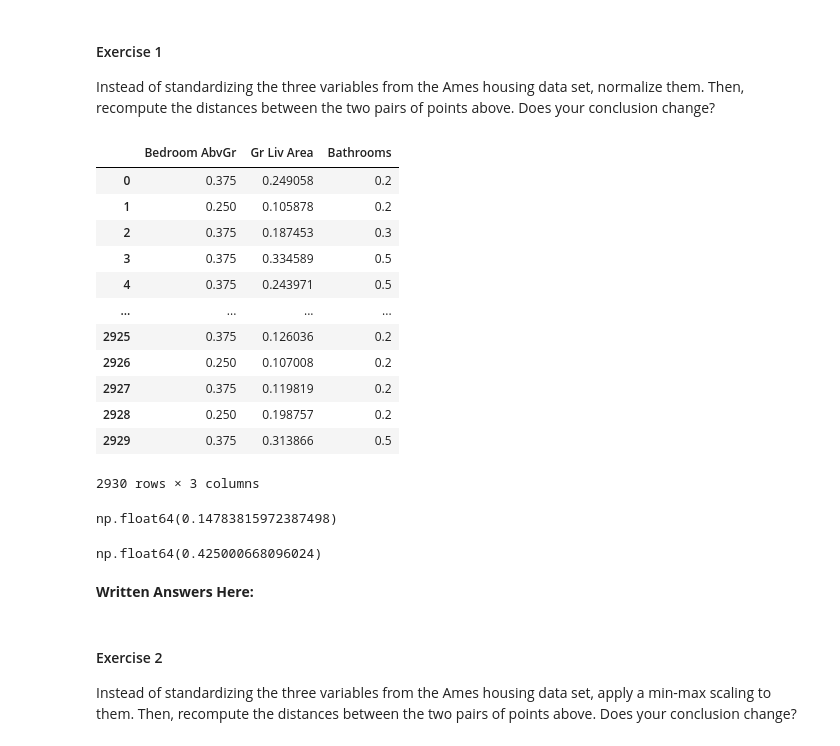
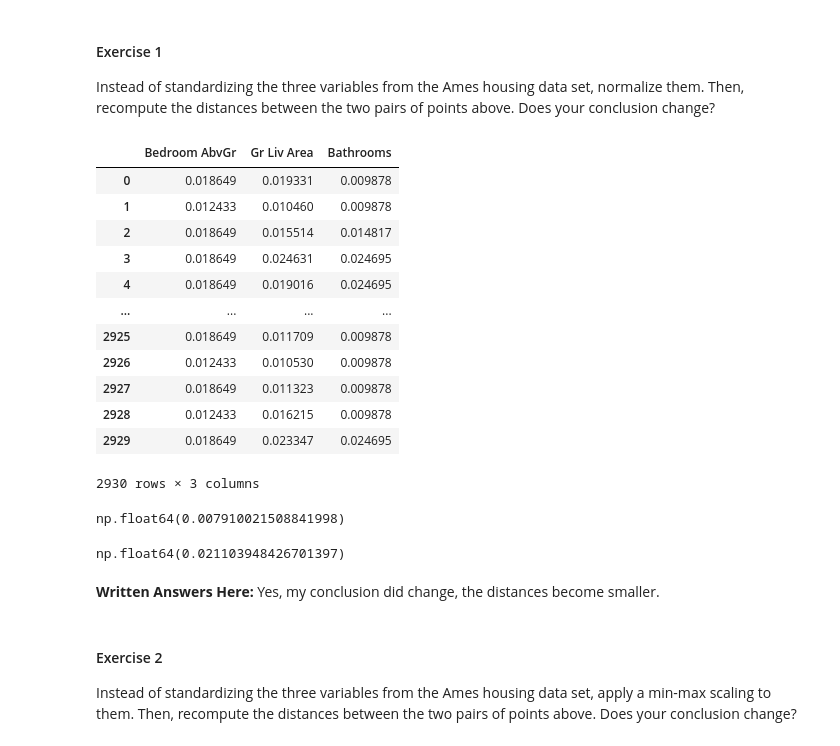
Before and after one commit to Rjjacobs/cmps3160, a Jupyter notebook: _labs/Lab07/Lab07.ipynb, the cells around one changed output. Drawn from its saved outputs; the diff is of its cells as text; code cells hidden in the pictures.

```diff
--- a/_labs/Lab07/Lab07.ipynb
+++ b/_labs/Lab07/Lab07.ipynb
@@ -215,24 +221,24 @@ Now that you've seen how to implement one scaling method (standardization), you
 #### Exercise 1
 
 Instead of standardizing the three variables from the Ames housing data set, normalize them. Then, recompute the distances between the two pairs of points above. Does your conclusion change?
-# %%
-housing_df_norm = (housing_df_quant - housing_df_quant.min()) / (housing_df_quant.max() - housing_df_quant.min())
-
-housing_df_norm
-# %% [output]
-|  | Bedroom AbvGr | Gr Liv Area | Bathrooms |
-| 0 | 0.375 | 0.249058 | 0.2 |
-| 1 | 0.250 | 0.105878 | 0.2 |
-| 2 | 0.375 | 0.187453 | 0.3 |
-| 3 | 0.375 | 0.334589 | 0.5 |
-| 4 | 0.375 | 0.243971 | 0.5 |
-| ... | ... | ... | ... |
-| 2925 | 0.375 | 0.126036 | 0.2 |
-| 2926 | 0.250 | 0.107008 | 0.2 |
-| 2927 | 0.375 | 0.119819 | 0.2 |
-| 2928 | 0.250 | 0.198757 | 0.2 |
-| 2929 | 0.375 | 0.313866 | 0.5 |
-2930 rows × 3 columns
+# %%
+housing_df_norm = housing_df_quant / np.sqrt(((housing_df_quant**2).sum(axis=0)))
+
+housing_df_norm
+# %% [output]
+|  | Bedroom AbvGr | Gr Liv Area | Bathrooms |
+| 0 | 0.018649 | 0.019331 | 0.009878 |
+| 1 | 0.012433 | 0.010460 | 0.009878 |
+| 2 | 0.018649 | 0.015514 | 0.014817 |
+| 3 | 0.018649 | 0.024631 | 0.024695 |
+| 4 | 0.018649 | 0.019016 | 0.024695 |
+| ... | ... | ... | ... |
+| 2925 | 0.018649 | 0.011709 | 0.009878 |
+| 2926 | 0.012433 | 0.010530 | 0.009878 |
+| 2927 | 0.018649 | 0.011323 | 0.009878 |
+| 2928 | 0.012433 | 0.016215 | 0.009878 |
+| 2929 | 0.018649 | 0.023347 | 0.024695 |
+2930 rows × 3 columns
 # %%
 # Distance between two points connected by red line
 x = housing_df_norm.loc[2927]
@@ -240,7 +246,7 @@ x1 = housing_df_norm.loc[2928]
 
 np.sqrt(((x - x1) ** 2).sum())
 # %% [output]
-np.float64(0.14783815972387498)
+np.float64(0.007910021508841998)
 # %%
 # Distance between two points connected by orange line
 x = housing_df_norm.loc[2498]
@@ -248,9 +254,9 @@ x1 = housing_df_norm.loc[290]
 
 np.sqrt(((x - x1) ** 2).sum())
 # %% [output]
-np.float64(0.425000668096024)
+np.float64(0.021103948426701397)
 # %% [markdown]
-**Written Answers Here:**
+**Written Answers Here:** Yes, my conclusion did change, the distances become smaller.
 # %% [markdown]
 #### Exercise 2
 
```
Also changed, not shown: parts of 27 cells of this notebook.
